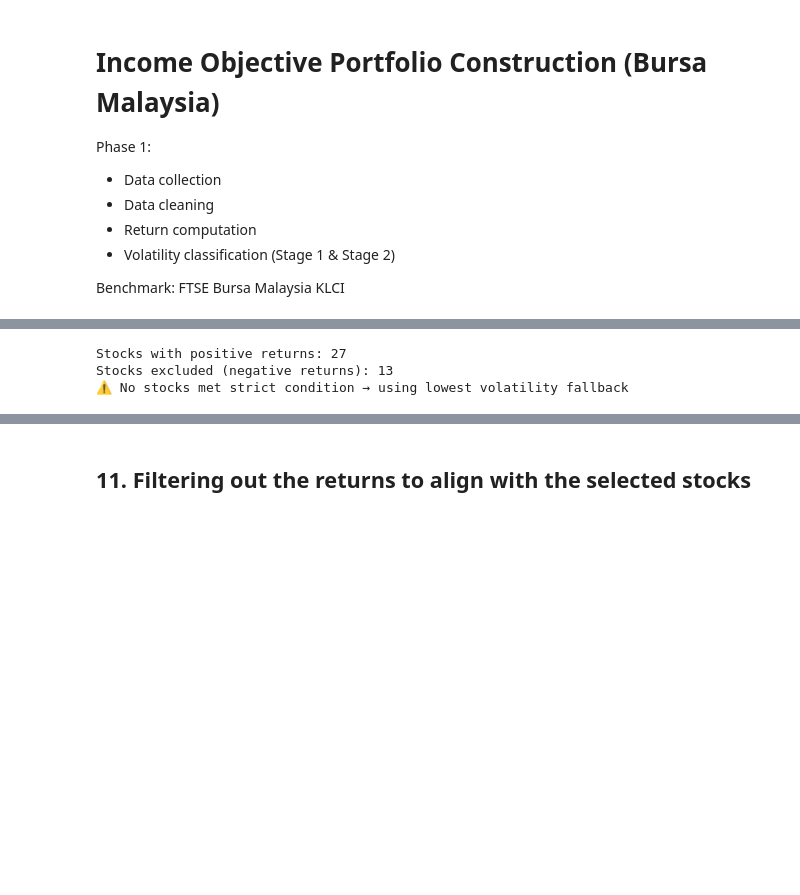
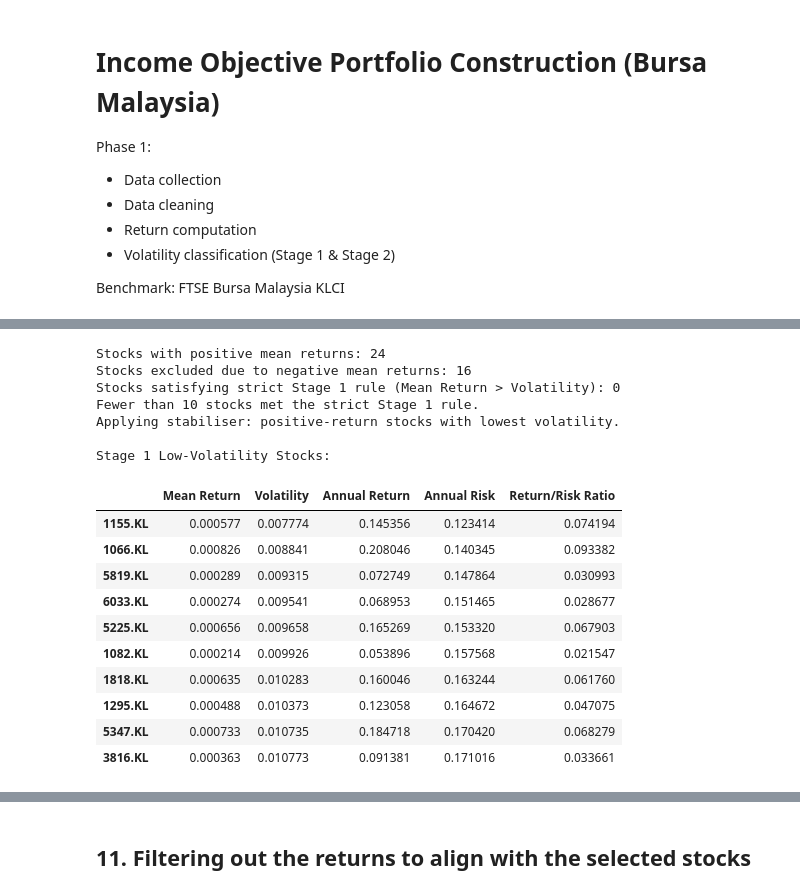
Before and after one commit to Jenson1hrs/RBA_Portfolio_Optimization, a Jupyter notebook: data/DataMain.ipynb, the cells around one changed output, grey strips where cells are left out. Saved outputs shown, nothing was run; the diff lists cells and outputs as text; code cells hidden in the pictures; blank space fills up the shorter version.

```diff
--- a/data/DataMain.ipynb
+++ b/data/DataMain.ipynb
@@ -106,13 +171,15 @@ volatility = returns.std()
 stats_full = pd.DataFrame({
     "Mean Return": mean_returns,
     "Volatility": volatility,
-    "Annual Return": mean_returns * 252,    # annualised return, 252 trading days
-    "Annual Risk": volatility * np.sqrt(252)# annualised risk
+    "Annual Return": mean_returns * 252,
+    "Annual Risk": volatility * np.sqrt(252)
 })
 
-# Remove zero volatility (avoid division errors)
-stats_full = stats_full[stats_full["Volatility"] > 0]
+# Remove zero-volatility stocks to avoid division errors.
+stats_full = stats_full[stats_full["Volatility"] > 0].copy()
 
-# Ignore Return/Risk Ratio, backup fallback plan only
-# Return/Risk Ratio measures efficiency (return per unit of risk)
+# Supporting efficiency metric.
+# This is not the main Stage 1 selection rule because the income objective prioritises stability.
 stats_full["Return/Risk Ratio"] = stats_full["Mean Return"] / stats_full["Volatility"]
+
+display(stats_full.head())
@@ -126,24 +205,58 @@ stats_full["Return/Risk Ratio"] = stats_full["Mean Return"] / stats_full["Volati
 # %%
+# Income objective: Stage 1 should avoid negative-return assets.
 stats_positive = stats_full[stats_full["Mean Return"] > 0].copy()
 
-print(f"\nStocks with positive returns: {len(stats_positive)}")
-print(f"Stocks excluded (negative returns): {len(stats_full) - len(stats_positive)}")
+print(f"Stocks with positive mean returns: {len(stats_positive)}")
+print(f"Stocks excluded due to negative mean returns: {len(stats_full) - len(stats_positive)}")
 
-# Step 1: Try assignment condition
+# Step 1: Try the strict assignment condition.
 low_vol_condition = stats_positive[
     stats_positive["Mean Return"] > stats_positive["Volatility"]
-]
+].copy()
 
-# Step 2: Apply logic
+print(f"Stocks satisfying strict Stage 1 rule (Mean Return > Volatility): {len(low_vol_condition)}")
+
+# Step 2: Apply selection logic.
 if len(low_vol_condition) >= 10:
-    low_vol = low_vol_condition.head(10)
-    method_used = "Assignment condition: Mean return > Volatility"
+    low_vol = low_vol_condition.sort_values(
+        by="Volatility",
+        ascending=True
+    ).head(10).copy()
+
+    low_vol_method = "Strict assignment rule: Mean Return > Volatility"
+
 else:
-    print("⚠️ No stocks met strict condition → using lowest volatility fallback")
-    low_vol = stats_positive.nsmallest(10, "Volatility")
-    method_used = "Fallback: Lowest volatility selection"
+    print("Fewer than 10 stocks met the strict Stage 1 rule.")
+    print("Applying stabiliser: positive-return stocks with lowest volatility.")
+
+    low_vol = stats_positive.sort_values(
+        by="Volatility",
+        ascending=True
+    ).head(10).copy()
+
+    low_vol_method = "Stabiliser: positive-return stocks with lowest volatility"
+
+low_vol["Selection Method"] = low_vol_method
+
+print("\nStage 1 Low-Volatility Stocks:")
+display(low_vol[["Mean Return", "Volatility", "Annual Return", "Annual Risk", "Return/Risk Ratio"]])
 # %% [output]
-Stocks with positive returns: 27
-Stocks excluded (negative returns): 13
-⚠️ No stocks met strict condition → using lowest volatility fallback
+Stocks with positive mean returns: 24
+Stocks excluded due to negative mean returns: 16
+Stocks satisfying strict Stage 1 rule (Mean Return > Volatility): 0
+Fewer than 10 stocks met the strict Stage 1 rule.
+Applying stabiliser: positive-return stocks with lowest volatility.
+
+Stage 1 Low-Volatility Stocks:
+|  | Mean Return | Volatility | Annual Return | Annual Risk | Return/Risk Ratio |
+| 1155.KL | 0.000577 | 0.007774 | 0.145356 | 0.123414 | 0.074194 |
+| 1066.KL | 0.000826 | 0.008841 | 0.208046 | 0.140345 | 0.093382 |
+| 5819.KL | 0.000289 | 0.009315 | 0.072749 | 0.147864 | 0.030993 |
+| 6033.KL | 0.000274 | 0.009541 | 0.068953 | 0.151465 | 0.028677 |
+| 5225.KL | 0.000656 | 0.009658 | 0.165269 | 0.153320 | 0.067903 |
+| 1082.KL | 0.000214 | 0.009926 | 0.053896 | 0.157568 | 0.021547 |
+| 1818.KL | 0.000635 | 0.010283 | 0.160046 | 0.163244 | 0.061760 |
+| 1295.KL | 0.000488 | 0.010373 | 0.123058 | 0.164672 | 0.047075 |
+| 5347.KL | 0.000733 | 0.010735 | 0.184718 | 0.170420 | 0.068279 |
+| 3816.KL | 0.000363 | 0.010773 | 0.091381 | 0.171016 | 0.033661 |
 # %% [markdown]
```
Also changed, not shown: parts of 24 cells of this notebook, 37 other files.
